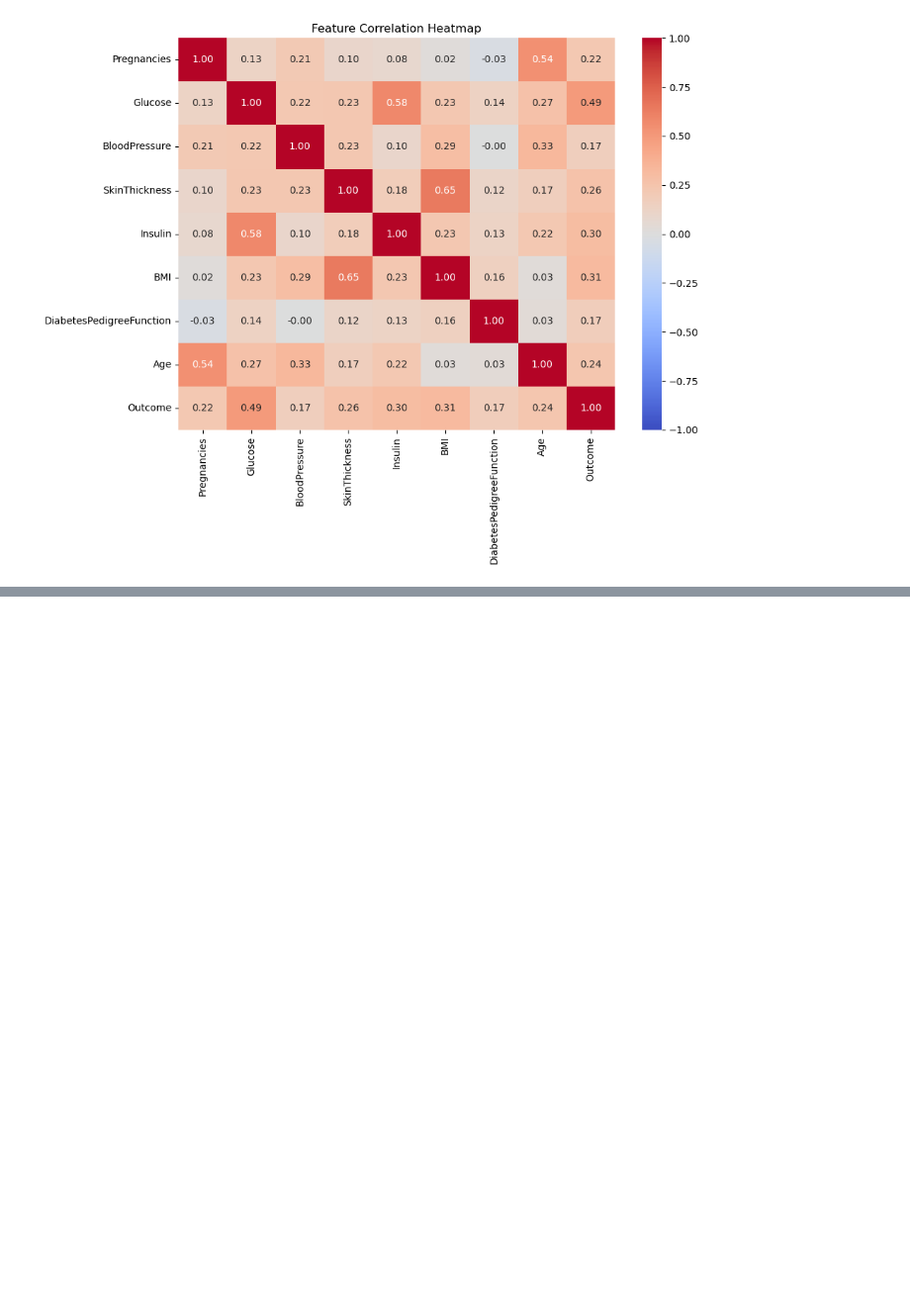
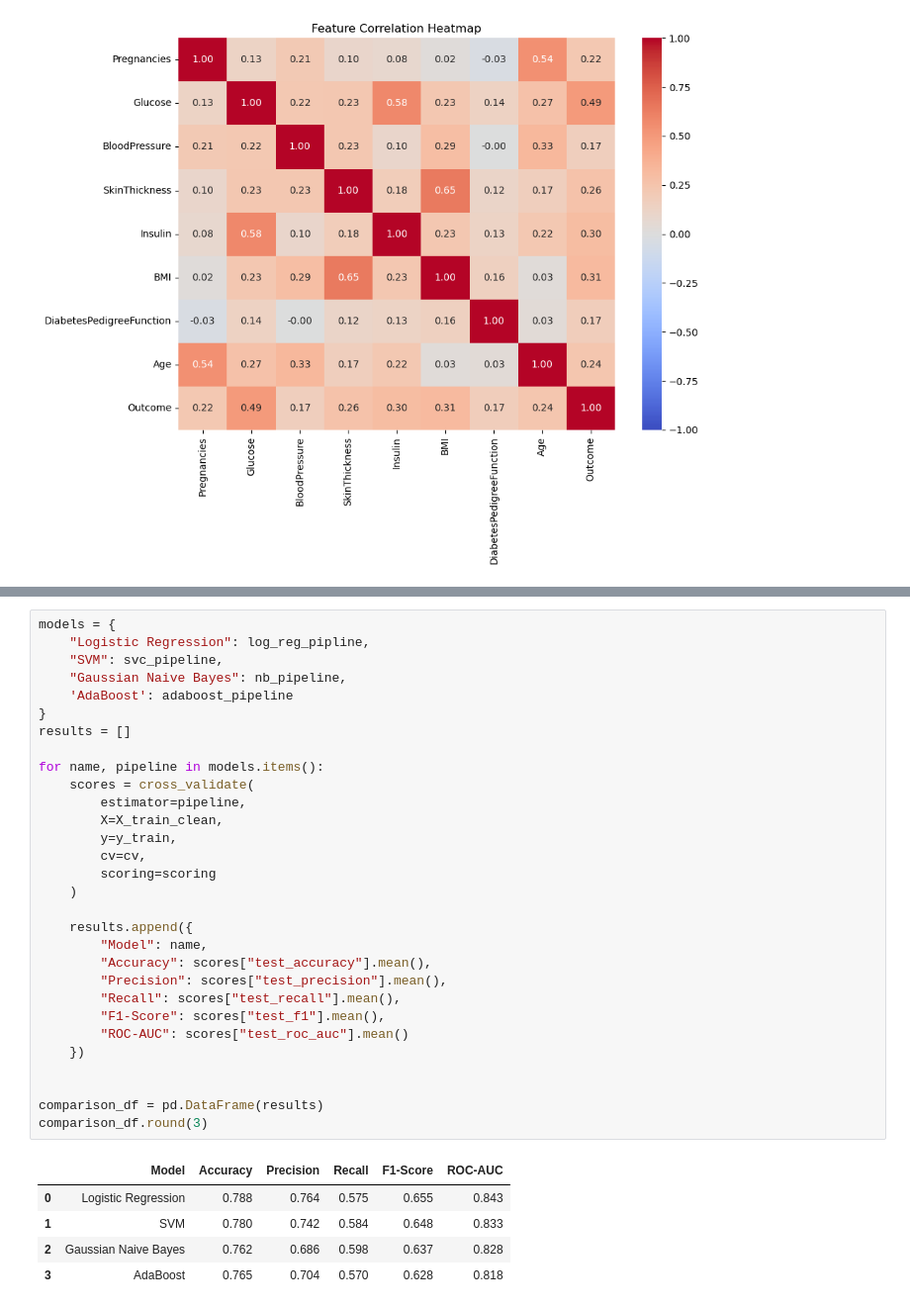
Before and after one commit to yusuferdemgungorr/diabetes-classification-model-comparison, a Jupyter notebook: notebooks/Diabetes_Classification.ipynb, the cells around one changed output, grey strips where cells are left out. Shown at 99% size. Drawn from its saved outputs; the diff is of its cells as text; blank space fills up the shorter version.

```diff
--- a/notebooks/Diabetes_Classification.ipynb
+++ b/notebooks/Diabetes_Classification.ipynb
@@ -614,0 +1050,36 @@ plt.show()
+# %%
+models = {
+    "Logistic Regression": log_reg_pipline,
+    "SVM": svc_pipeline,
+    "Gaussian Naive Bayes": nb_pipeline,
+    'AdaBoost': adaboost_pipeline
+}
+results = []
+
+for name, pipeline in models.items():
+    scores = cross_validate(
+        estimator=pipeline,
+        X=X_train_clean,
+        y=y_train,
+        cv=cv,
+        scoring=scoring
+    )
+
+    results.append({
+        "Model": name,
+        "Accuracy": scores["test_accuracy"].mean(),
+        "Precision": scores["test_precision"].mean(),
+        "Recall": scores["test_recall"].mean(),
+        "F1-Score": scores["test_f1"].mean(),
+        "ROC-AUC": scores["test_roc_auc"].mean()
+    })
+
+
+comparison_df = pd.DataFrame(results)
+comparison_df.round(3)
+# %% [output]
+|  | Model | Accuracy | Precision | Recall | F1-Score | ROC-AUC |
+| 0 | Logistic Regression | 0.788 | 0.764 | 0.575 | 0.655 | 0.843 |
+| 1 | SVM | 0.780 | 0.742 | 0.584 | 0.648 | 0.833 |
+| 2 | Gaussian Naive Bayes | 0.762 | 0.686 | 0.598 | 0.637 | 0.828 |
+| 3 | AdaBoost | 0.765 | 0.704 | 0.570 | 0.628 | 0.818 |
```
Also changed, not shown: parts of 46 cells of this notebook.
